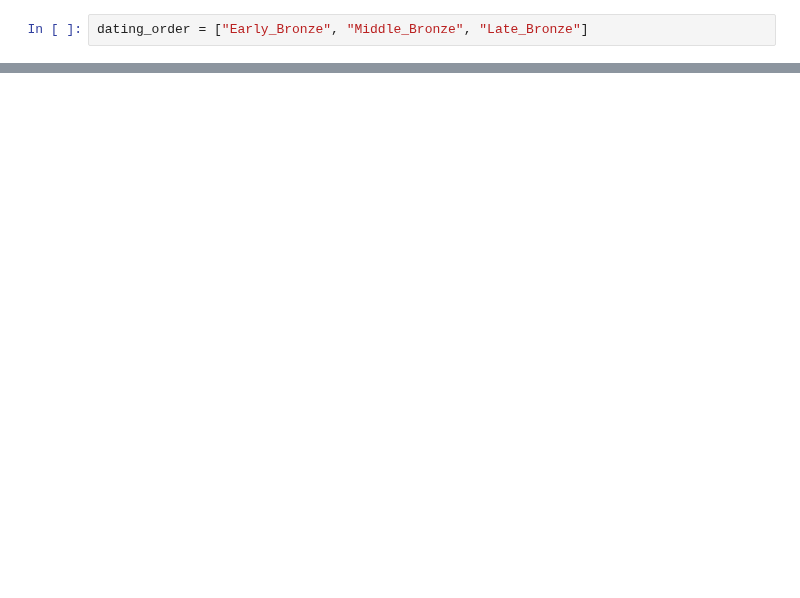
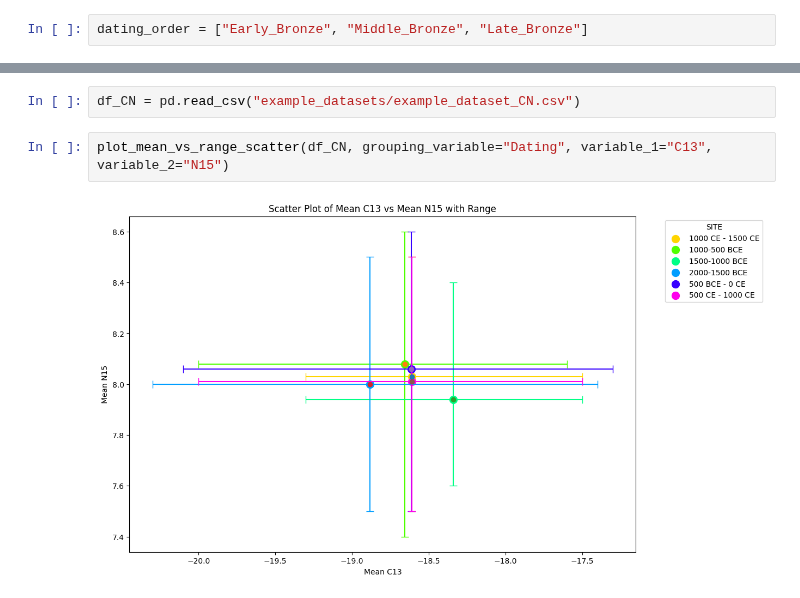
Before and after one commit to estebanix/Plots-and-Stats, a Jupyter notebook: base.ipynb, the cells around one changed output, grey strips where cells are left out. Cells and saved outputs as stored; diff of their text form; blank space fills up the shorter version.

Commit message:
mean-range plot for two dimensional data comparison

```diff
--- a/base.ipynb
+++ b/base.ipynb
@@ -29,3 +21,9 @@ percentage_portion_distribution_kde(df, target_variable="87Sr/86Sr", grouping_va
 # %% [output]
 <Figure size 1000x600 with 0 Axes>
 [figure]
+# %%
+df_CN = pd.read_csv("example_datasets/example_dataset_CN.csv")
+# %%
+plot_mean_vs_range_scatter(df_CN, grouping_variable="Dating", variable_1="C13", variable_2="N15")
+# %% [output]
+[figure, added]
```
Also changed, not shown: parts of 6 cells of this notebook, 2 other files.
